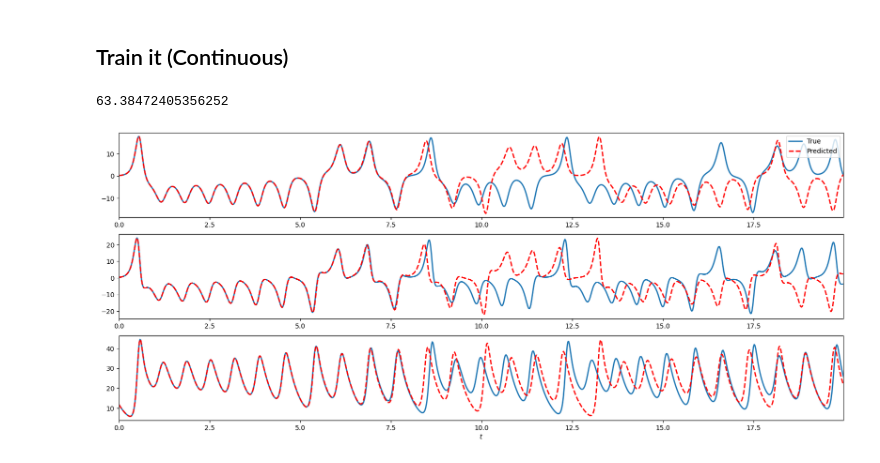
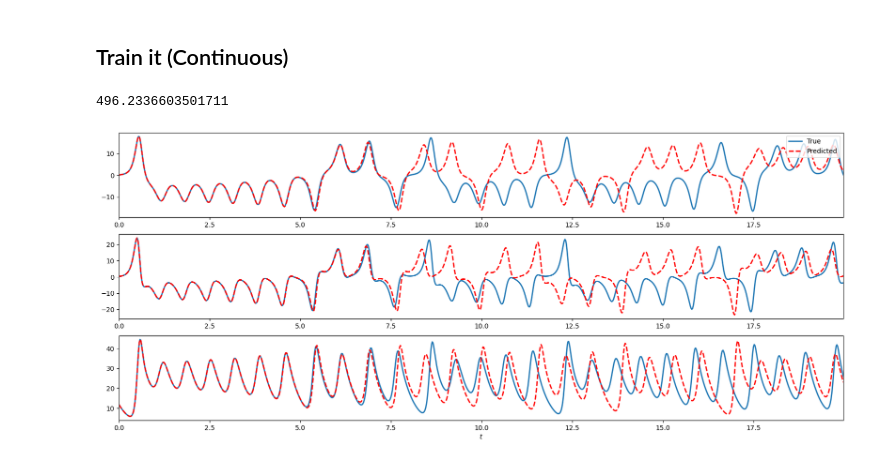
Before and after one commit to Jan-Williams/OpenReservoirComputing, a Jupyter notebook: examples/continuous_rc.ipynb, the cells around one changed output. Saved outputs shown, nothing was run; the diff lists cells and outputs as text; code cells hidden in the pictures.

Commit message:
updated and formated CESN model and drivers. using time_const for gamma

```diff
--- a/examples/continuous_rc.ipynb
+++ b/examples/continuous_rc.ipynb
@@ -45,20 +46,20 @@ Train shape: (4000, 3), Test shape: (1000, 3)
 # %% [markdown]
 ## Train it (Continuous)
 # %%
-esn = orc.models.CESNForecaster(data_dim=U_train.shape[1], res_dim=200, gamma = 50.0)
-esn, R = orc.models.train_CESNForecaster(model=esn,train_seq=U_train, t_train = t_train)
+esn = orc.models.CESNForecaster(data_dim=U_train.shape[1], res_dim=200, time_const=50.0)
+esn, R = orc.models.train_CESNForecaster(model=esn, train_seq=U_train, t_train=t_train)
 # %%
 print(jnp.linalg.norm(esn.readout.wout))
 # %% [output]
-63.38472405356252
+496.2336603501711
 # %%
-U_pred = esn.forecast(ts = t_test, res_state=R[-1])
+U_pred = esn.forecast(ts=t_test, res_state=R[-1])
 
 vis.plot_time_series(
-    [U_test,U_pred],
+    [U_test, U_pred],
     t_test,
     line_formats=["-", "r--"],
-    time_series_labels=["True", "Predicted"]
+    time_series_labels=["True", "Predicted"],
 )
 # %% [output]
-[figure, old version]
+[figure, new version]
```
Also changed, not shown: parts of 2 cells of this notebook, 4 other files.
